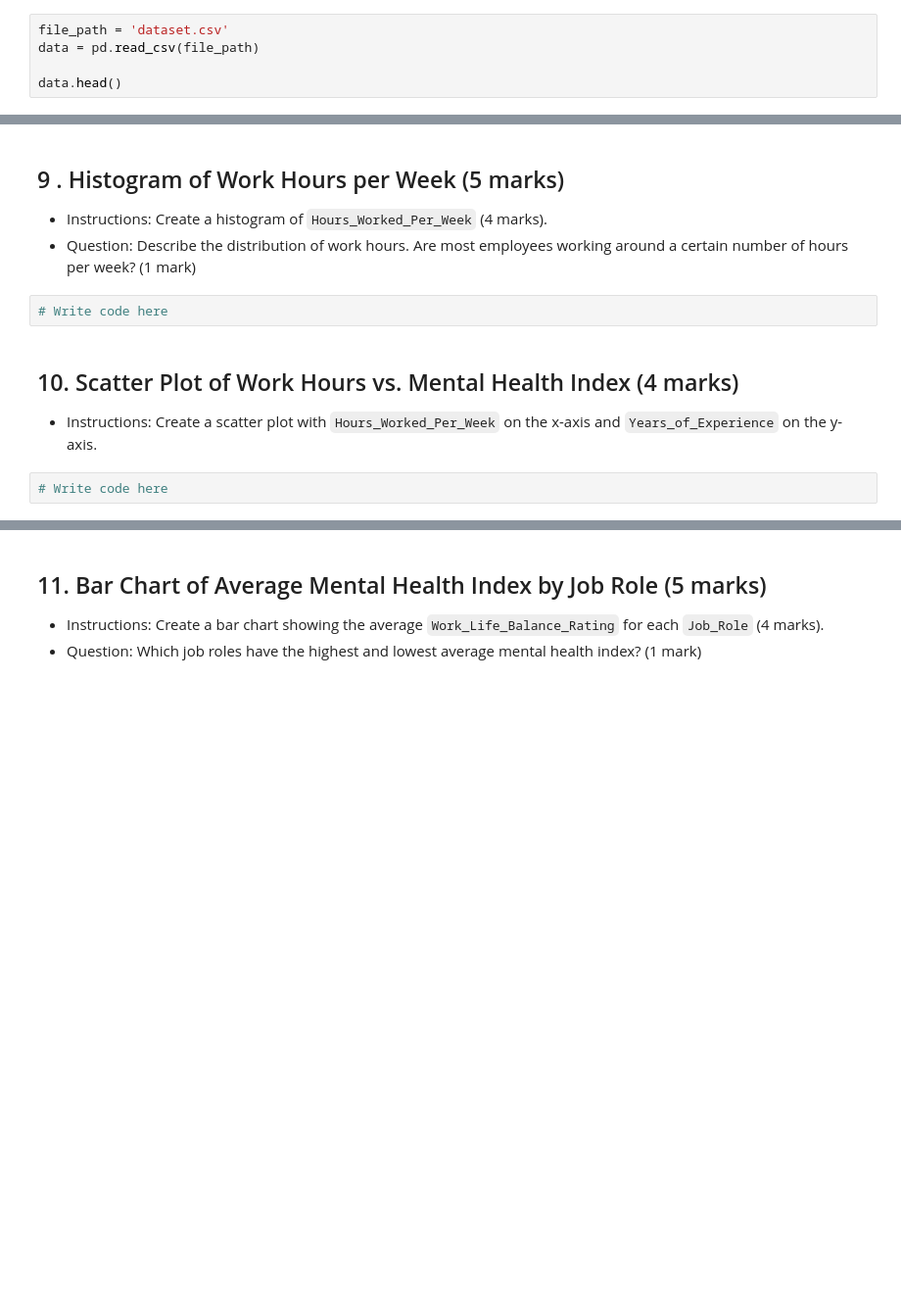
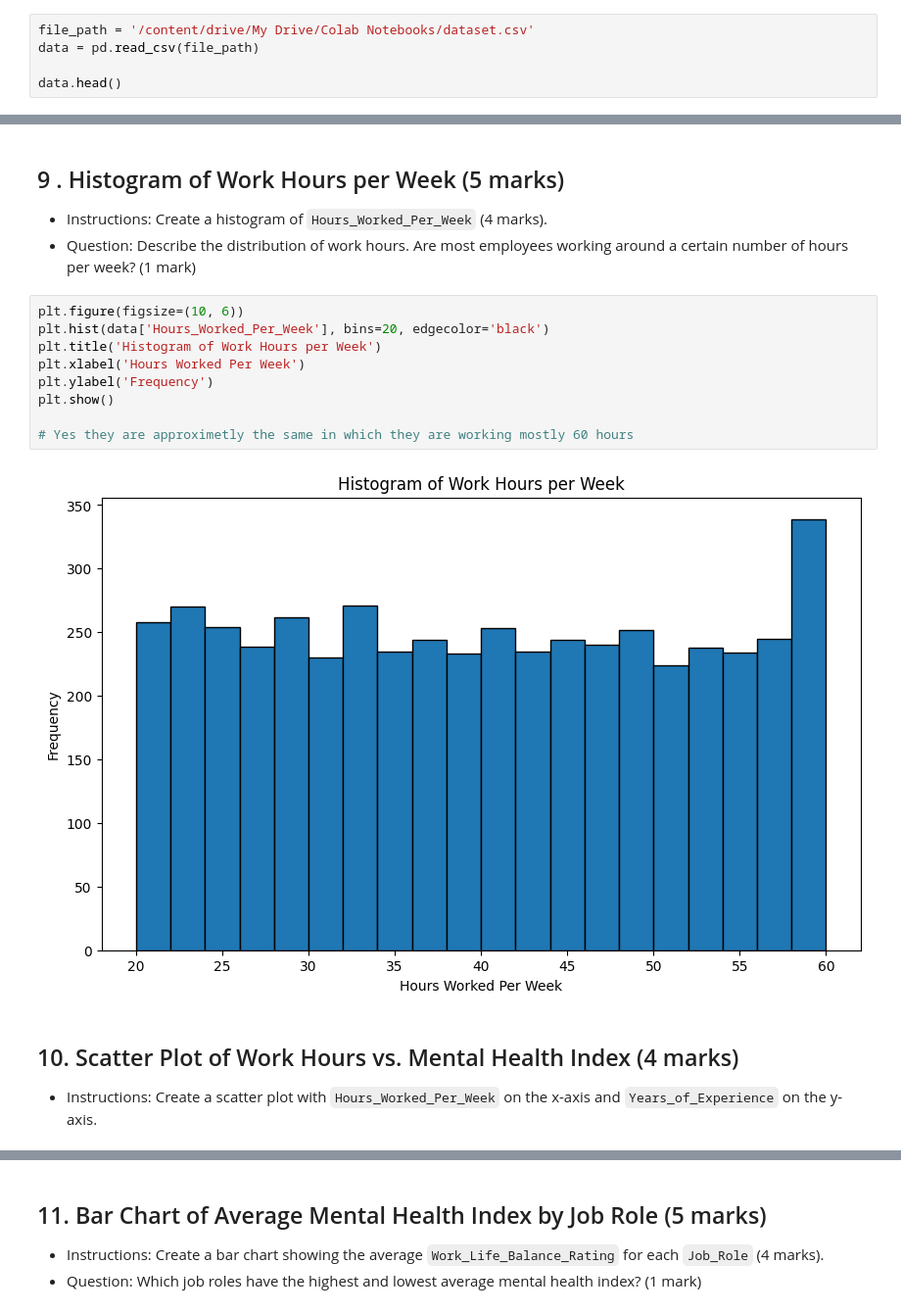
Before and after one commit to Bulushi9/PythonDA-course, a Jupyter notebook: Copy_of_Data_Analytics_with_Python_Assessment.ipynb, the cells around one changed output, grey strips where cells are left out. Shown at 98% size. Saved outputs shown, nothing was run; the diff lists cells and outputs as text; blank space fills up the shorter version.

Commit message:
Created using Colab 2 finished

```diff
--- a/Copy_of_Data_Analytics_with_Python_Assessment.ipynb
+++ b/Copy_of_Data_Analytics_with_Python_Assessment.ipynb
@@ -135,7 +126,7 @@ MessageError: Error: credential propagation was unsuccessful
 - Instructions: Load the dataset using Pandas and display few rows.
 - Question: Describe the overall structure (rows, columns, data types) as a comment at the end of your code.
 # %%
-file_path = 'dataset.csv'
+file_path = '/content/drive/My Drive/Colab Notebooks/dataset.csv'
 data = pd.read_csv(file_path)
 
 data.head()
@@ -200,10 +247,17 @@ Instructions: Use individual commands to find the statistical summary.
 ## 9 . Histogram of Work Hours per Week (5 marks)
 - Instructions: Create a histogram of `Hours_Worked_Per_Week` (4 marks).
 - Question: Describe the distribution of work hours. Are most employees working around a certain number of hours per week? (1 mark)
-# %%
-# Write code here
+# %%
+plt.figure(figsize=(10, 6))
+plt.hist(data['Hours_Worked_Per_Week'], bins=20, edgecolor='black')
+plt.title('Histogram of Work Hours per Week')
+plt.xlabel('Hours Worked Per Week')
+plt.ylabel('Frequency')
+plt.show()
+
+# Yes they are approximetly the same in which they are working mostly 60 hours
+# %% [output]
+[figure, added]
 # %% [markdown]
 ## 10. Scatter Plot of Work Hours vs. Mental Health Index (4 marks)
 - Instructions: Create a scatter plot with `Hours_Worked_Per_Week` on the x-axis and `Years_of_Experience` on the y-axis.
-# %%
-# Write code here
```
Also changed, not shown: parts of 35 cells of this notebook.
